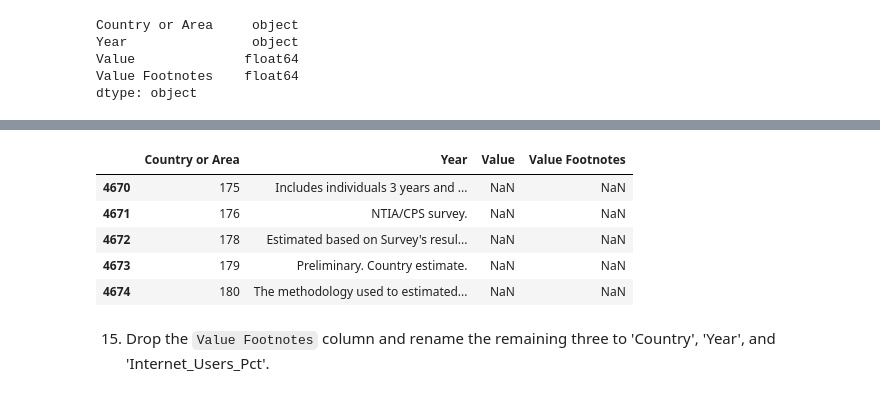
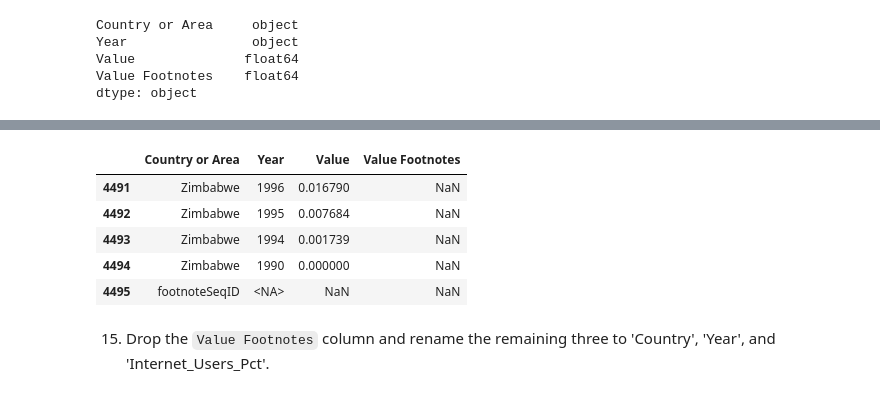
Before and after one commit to NSS-Data-Analytics-Cohort-10/gdp-and-internet-usage-marthahunter, a Jupyter notebook: notebooks/un_data_project.ipynb, the cells around one changed output, grey strips where cells are left out. Drawn from its saved outputs; the diff is of its cells as text; code cells hidden in the pictures.

```diff
--- a/notebooks/un_data_project.ipynb
+++ b/notebooks/un_data_project.ipynb
@@ -344,0 +340,3 @@ AttributeError: 'Series' object has no attribute 'to_numeric'
+# %%
+internet_df['Year'] = pd.to_numeric(internet_df['Year'], errors='coerce').astype('Int64')
+print(internet_df)
@@ -344,0 +358,9 @@ AttributeError: 'Series' object has no attribute 'to_numeric'
+# %%
+#filter and drop all non-string countries
+# \d stands for any digit from 0-9 - it checks the string to see if there is a digit there
+# operating from assumption there should be NO digits in any of the countries
+# .index returns only the index number
+# planning to drop all rows bad_country returns
+bad_country = internet_df[internet_df['Country or Area'].str.contains('\d', na=False)].index
+cleaned_internet_df = internet_df.drop(bad_country)
+print(cleaned_internet_df)
@@ -345,12 +382,12 @@ AttributeError: 'Series' object has no attribute 'to_numeric'
 # %%
-internet_df.tail()
+cleaned_internet_df.tail()
 # %% [output]
 |  | Country or Area | Year | Value | Value Footnotes |
-| 4670 | 175 | Includes individuals 3 years and ... | NaN | NaN |
-| 4671 | 176 | NTIA/CPS survey. | NaN | NaN |
-| 4672 | 178 | Estimated based on Survey's resul... | NaN | NaN |
-| 4673 | 179 | Preliminary. Country estimate. | NaN | NaN |
-| 4674 | 180 | The methodology used to estimated... | NaN | NaN |
+| 4491 | Zimbabwe | 1996 | 0.016790 | NaN |
+| 4492 | Zimbabwe | 1995 | 0.007684 | NaN |
+| 4493 | Zimbabwe | 1994 | 0.001739 | NaN |
+| 4494 | Zimbabwe | 1990 | 0.000000 | NaN |
+| 4495 | footnoteSeqID | <NA> | NaN | NaN |
 # %% [markdown]
 15. Drop the `Value Footnotes` column and rename the remaining three to 'Country', 'Year', and 'Internet_Users_Pct'.
 # %%
```
Also changed, not shown: parts of 31 cells of this notebook.
